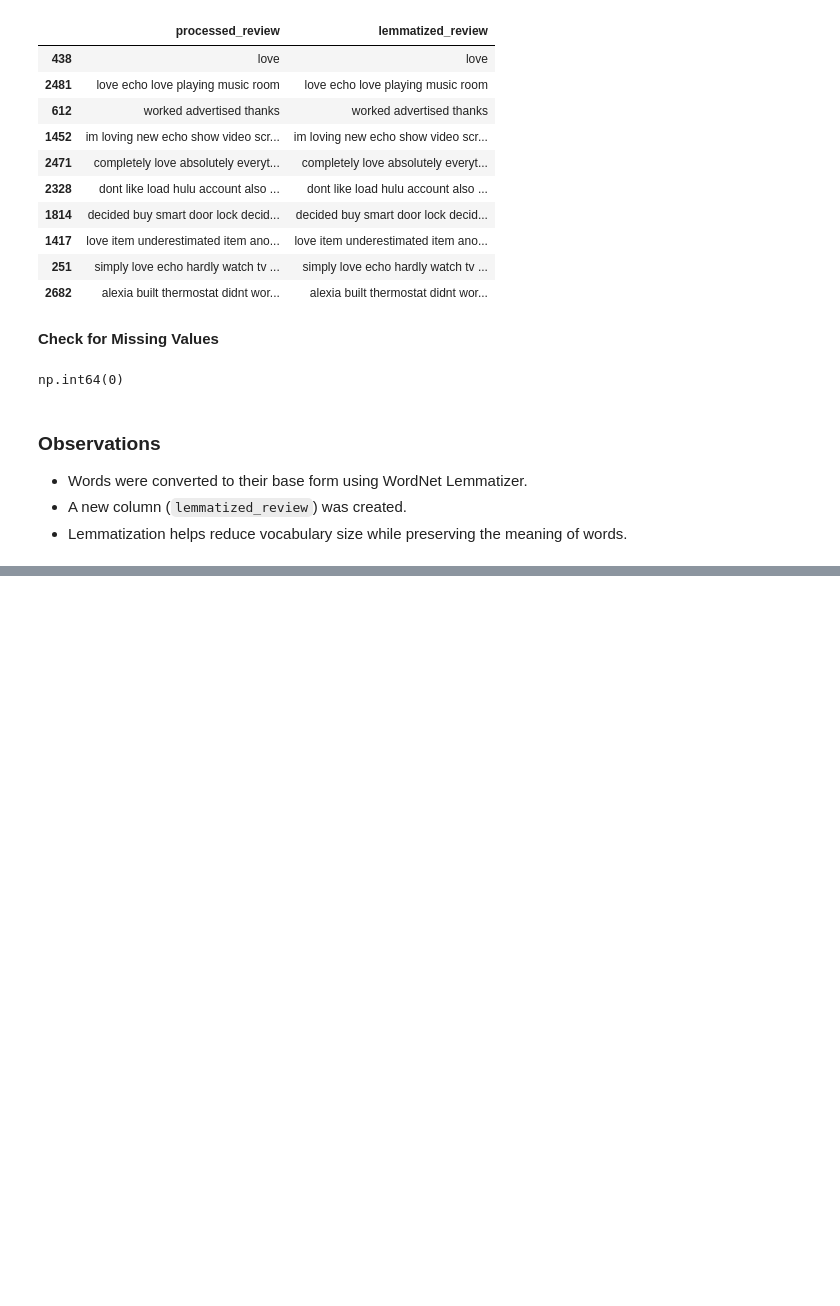
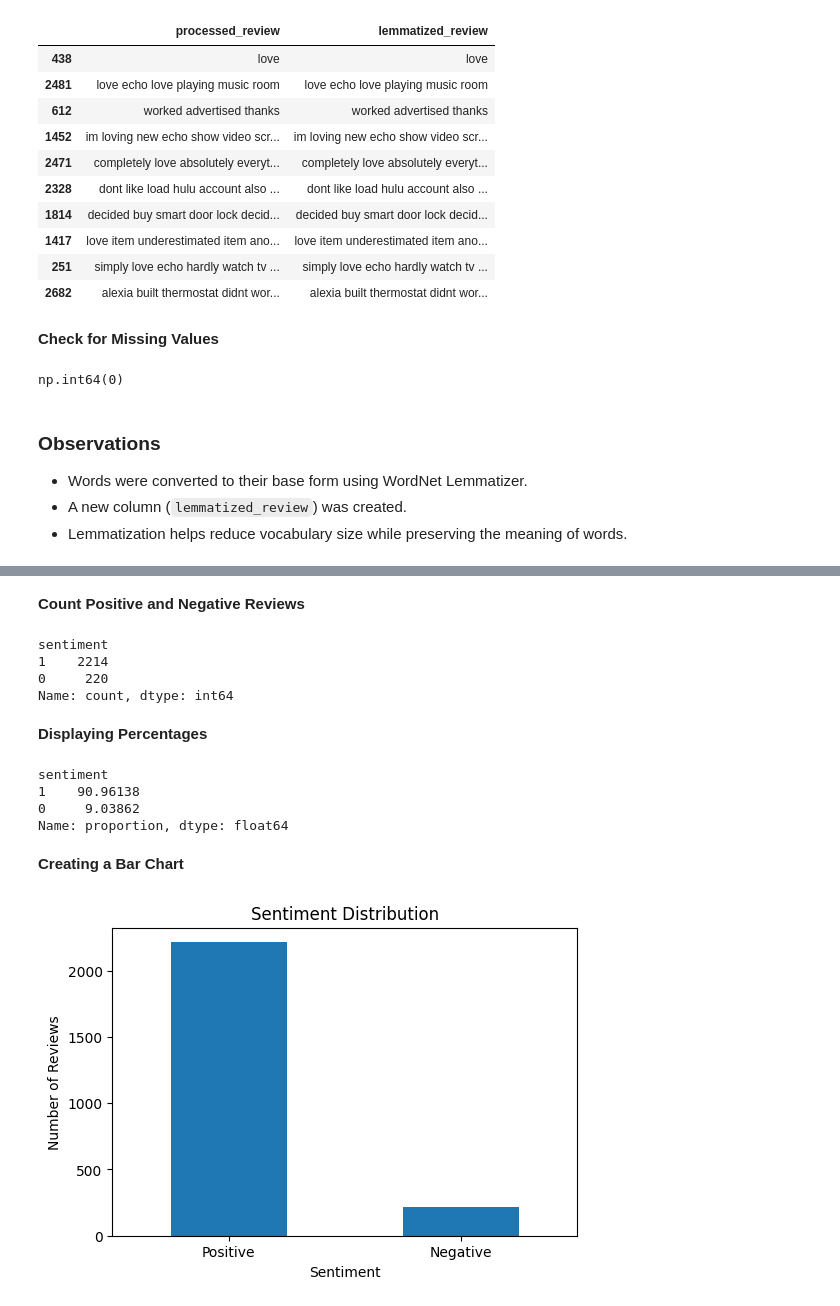
Before and after one commit to TahaBhatti786/Sentiment-Analysis-of-Product-Reviews, a Jupyter notebook: notebooks/sentiment_analysis.ipynb, the cells around one changed output, grey strips where cells are left out. Drawn from its saved outputs; the diff is of its cells as text; code cells hidden in the pictures; blank space fills up the shorter version.

Commit message:
Analyze sentiment distribution using bar chart

```diff
--- a/notebooks/sentiment_analysis.ipynb
+++ b/notebooks/sentiment_analysis.ipynb
@@ -504,0 +507,42 @@ np.int64(0)
+# %% [markdown]
+**Count Positive and Negative Reviews**
+# %%
+sentiment_counts = df["sentiment"].value_counts()
+
+print(sentiment_counts)
+# %% [output]
+sentiment
+1    2214
+0     220
+Name: count, dtype: int64
+# %% [markdown]
+**Displaying Percentages**
+# %%
+sentiment_percentage = (
+    df["sentiment"]
+    .value_counts(normalize=True)
+    * 100
+)
+
+print(sentiment_percentage)
+# %% [output]
+sentiment
+1    90.96138
+0     9.03862
+Name: proportion, dtype: float64
+# %% [markdown]
+**Creating a Bar Chart**
+# %%
+plt.figure(figsize=(6,4))
+
+sentiment_counts.plot(kind="bar")
+
+plt.title("Sentiment Distribution")
+plt.xlabel("Sentiment")
+plt.ylabel("Number of Reviews")
+
+plt.xticks([0,1],["Positive","Negative"], rotation=0)
+
+plt.show()
+# %% [output]
+[figure, added]
```
Also changed, not shown: parts of 4 cells of this notebook, 1 other file.
